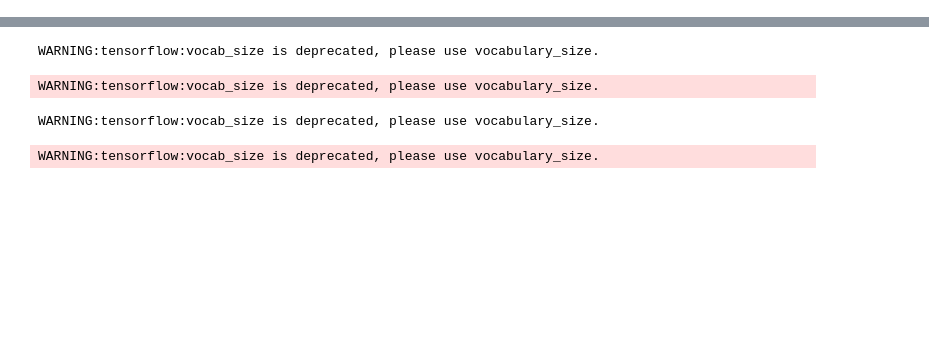
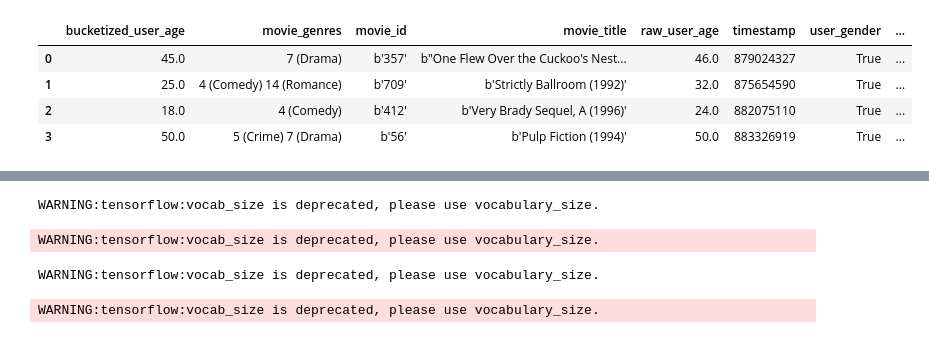
Before and after one commit to vis7/recommendation_system, a Jupyter notebook: tensorflow_recommender_tutorial/movie_recommendation_system.ipynb, the cells around one changed output, grey strips where cells are left out. Drawn from its saved outputs; the diff is of its cells as text; code cells hidden in the pictures; blank space fills up the shorter version.

Commit message:
added description and comments for dataset

```diff
--- a/tensorflow_recommender_tutorial/movie_recommendation_system.ipynb
+++ b/tensorflow_recommender_tutorial/movie_recommendation_system.ipynb
@@ -14,0 +17,4 @@ import tensorflow_recommenders as tfrs
+# %%
+# loading data
+ratings, ratings_info = tfds.load('movielens/100k-ratings', split='train', with_info=True)
+movies, movies_info = tfds.load('movielens/100k-movies', split='train', with_info=True)
@@ -14,0 +43,10 @@ import tensorflow_recommenders as tfrs
+# %%
+# showing some examples from the dataset
+# when passing info then it show categorical variable alogn with it's respective integer representation
+tfds.as_dataframe(ratings.take(4), ratings_info)
+# %% [output]
+|  | bucketized_user_age | movie_genres | movie_id | movie_title | raw_user_age | timestamp | user_gender | ... |
+| 0 | 45.0 | 7 (Drama) | b'357' | b"One Flew Over the Cuckoo's Nest... | 46.0 | 879024327 | True | ... |
+| 1 | 25.0 | 4 (Comedy) 14 (Romance) | b'709' | b'Strictly Ballroom (1992)' | 32.0 | 875654590 | True | ... |
+| 2 | 18.0 | 4 (Comedy) | b'412' | b'Very Brady Sequel, A (1996)' | 24.0 | 882075110 | True | ... |
+| 3 | 50.0 | 5 (Crime) 7 (Drama) | b'56' | b'Pulp Fiction (1994)' | 50.0 | 883326919 | True | ... |
```
Also changed, not shown: parts of 13 cells of this notebook.
